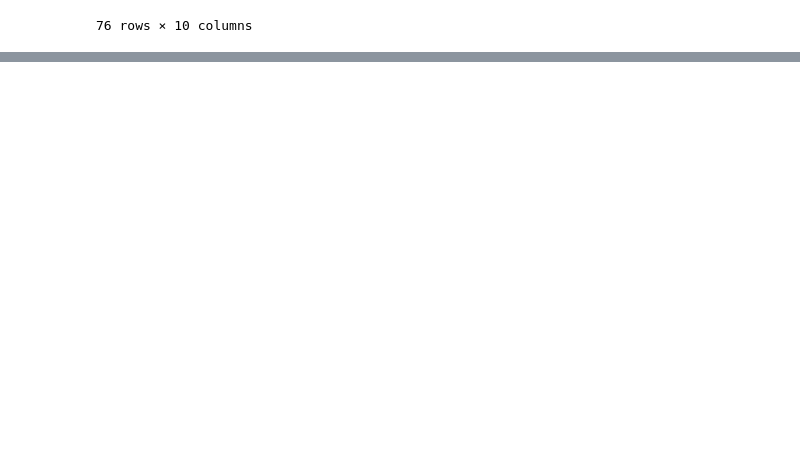
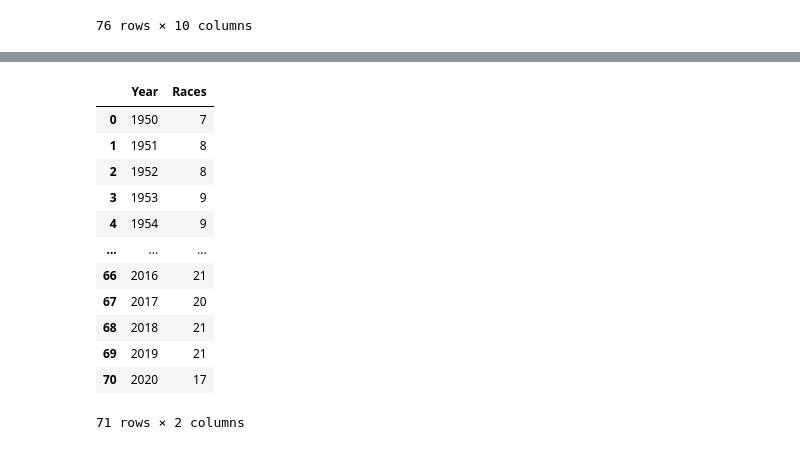
Before and after one commit to bhosale-prathamesh/Formula-1-Analysis, a Jupyter notebook: Circuits Analysis.ipynb, the cells around one changed output, grey strips where cells are left out. Drawn from its saved outputs; the diff is of its cells as text; code cells hidden in the pictures; blank space fills up the shorter version.

```diff
--- a/Circuits Analysis.ipynb
+++ b/Circuits Analysis.ipynb
@@ -64,3 +64,22 @@ fig.show()
 # %% [output]
 [interactive output not drawn]
 [interactive output not drawn]
+# %%
+num_races = pd.DataFrame(races_data['year'].value_counts().sort_index())
+num_races = num_races.reset_index()
+num_races.columns = ['Year','Races']
+num_races
+# %% [output]
+|  | Year | Races |
+| 0 | 1950 | 7 |
+| 1 | 1951 | 8 |
+| 2 | 1952 | 8 |
+| 3 | 1953 | 9 |
+| 4 | 1954 | 9 |
+| ... | ... | ... |
+| 66 | 2016 | 21 |
+| 67 | 2017 | 20 |
+| 68 | 2018 | 21 |
+| 69 | 2019 | 21 |
+| 70 | 2020 | 17 |
+71 rows × 2 columns
```
Also changed, not shown: parts of 1 cell of this notebook, 1 other file.
